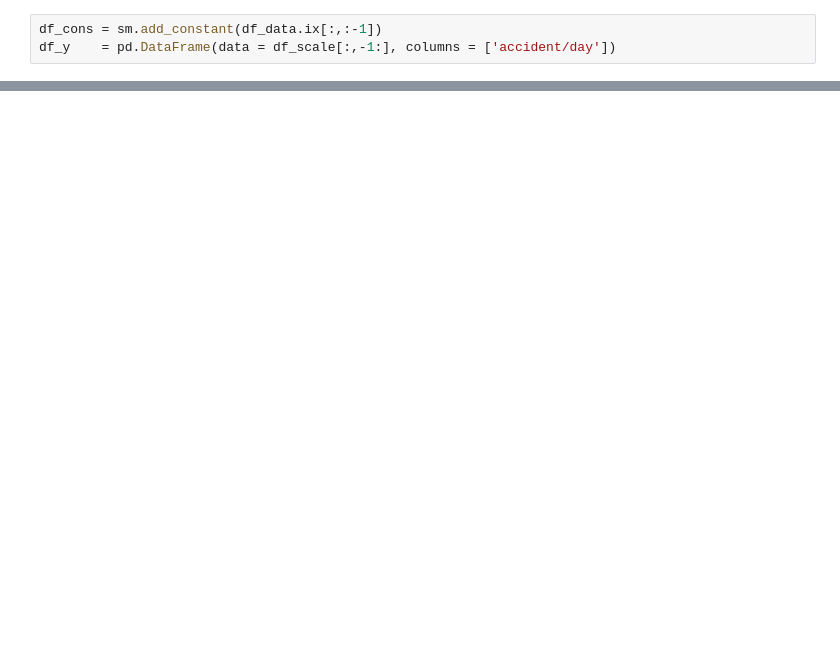
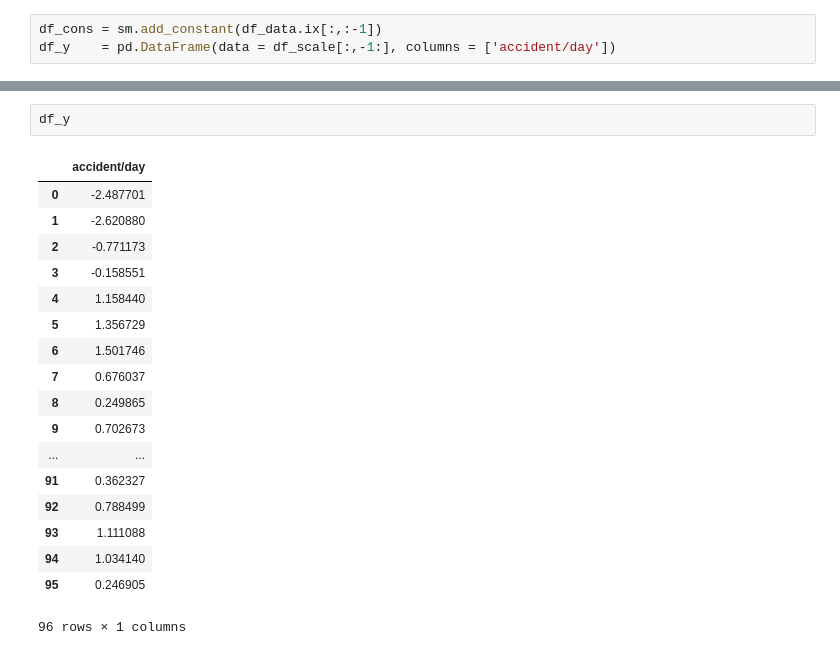
Before and after one commit to LeeSungGuk/small_project, a Jupyter notebook: smallproject.ipynb, the cells around one changed output, grey strips where cells are left out. Saved outputs shown, nothing was run; the diff lists cells and outputs as text; blank space fills up the shorter version.

```diff
--- a/smallproject.ipynb
+++ b/smallproject.ipynb
@@ -255,0 +198,21 @@ plt.show()
+# %%
+df_y
+# %% [output]
+|  | accident/day |
+| 0 | -2.487701 |
+| 1 | -2.620880 |
+| 2 | -0.771173 |
+| 3 | -0.158551 |
+| 4 | 1.158440 |
+| 5 | 1.356729 |
+| 6 | 1.501746 |
+| 7 | 0.676037 |
+| 8 | 0.249865 |
+| 9 | 0.702673 |
+| ... | ... |
+| 91 | 0.362327 |
+| 92 | 0.788499 |
+| 93 | 1.111088 |
+| 94 | 1.034140 |
+| 95 | 0.246905 |
+96 rows × 1 columns
```
Also changed, not shown: parts of 21 cells of this notebook, 7 other files.
